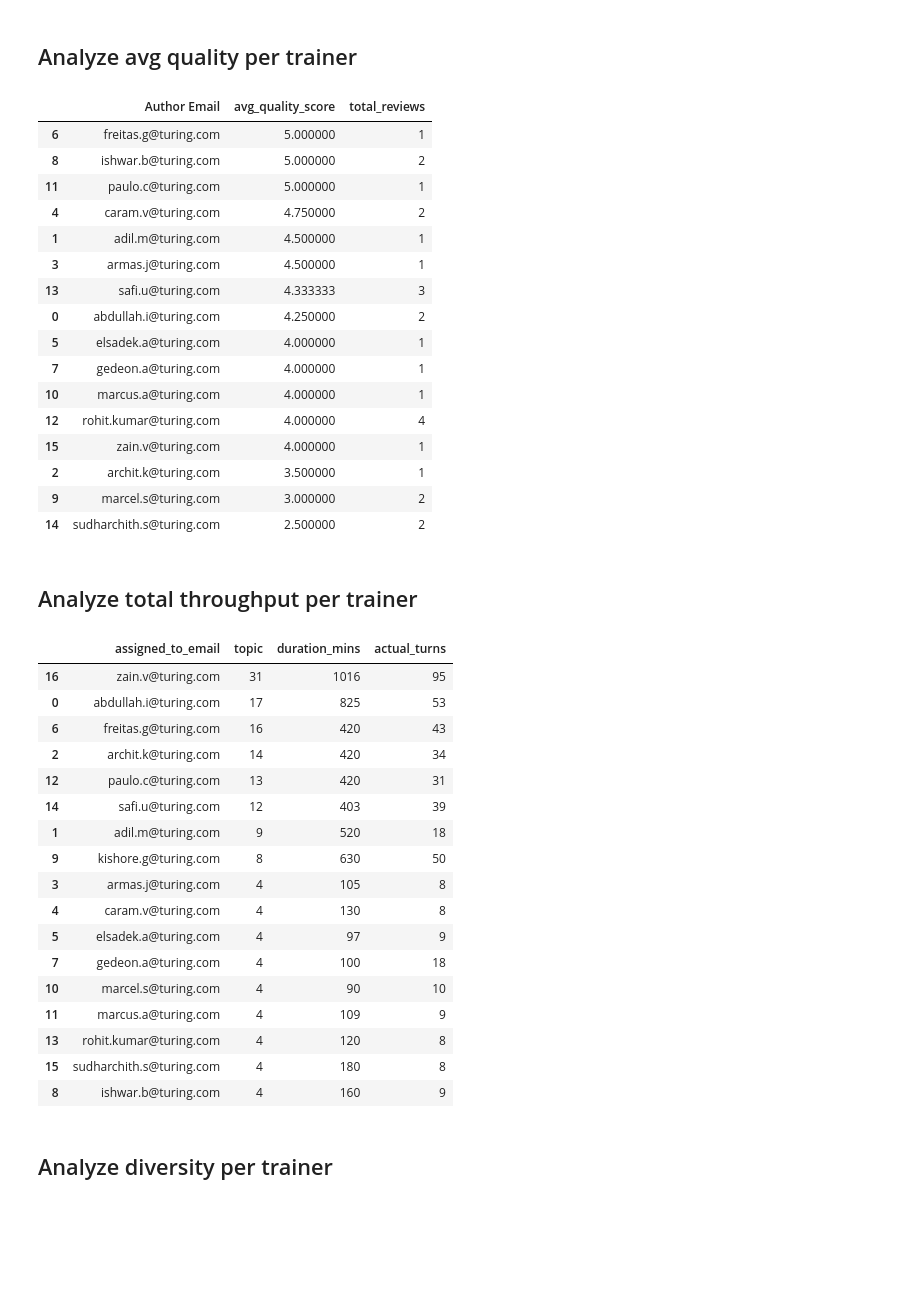
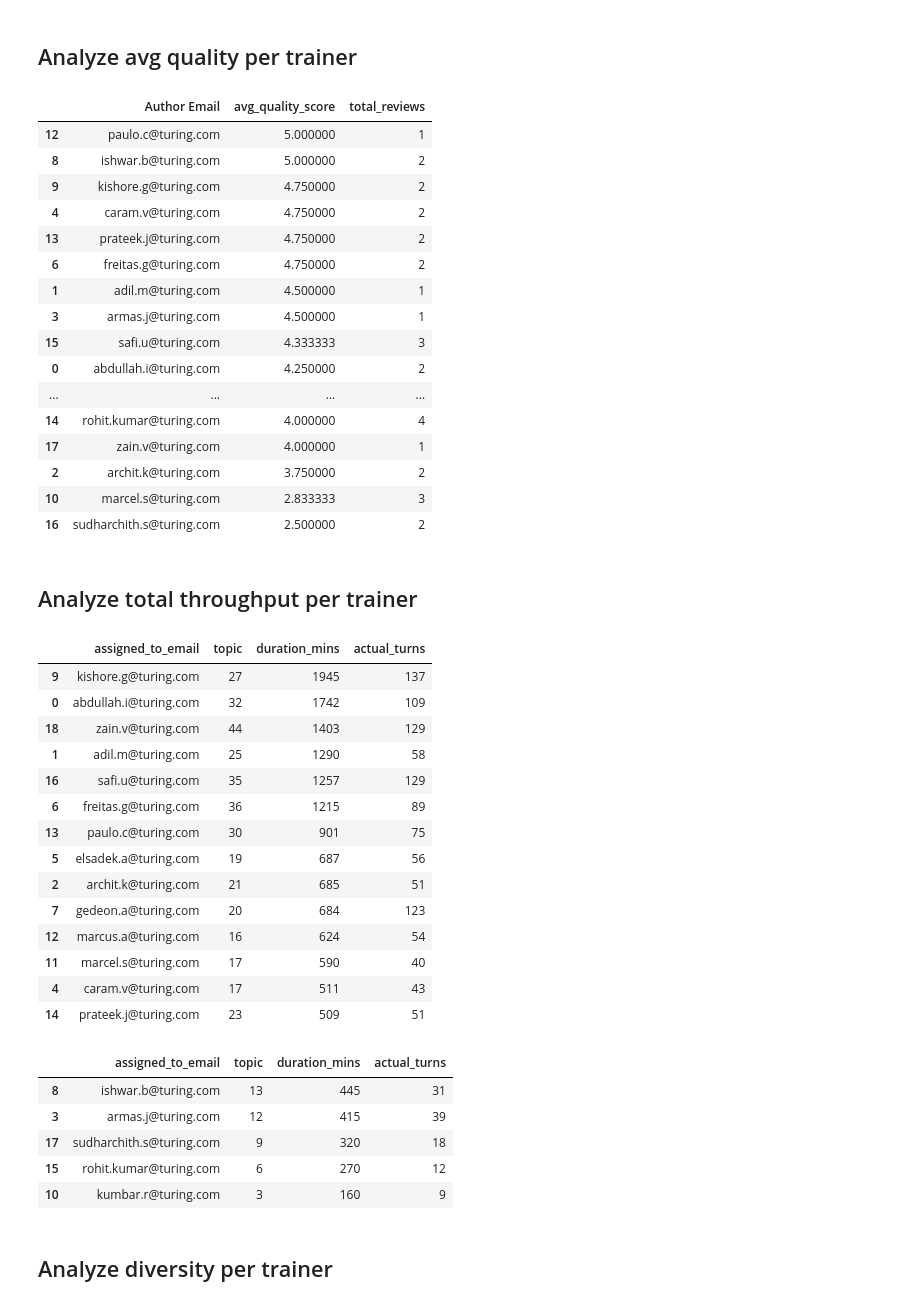
Before and after one commit to visalakshi-turing/character_tasks, a Jupyter notebook: delivery_analytics.ipynb, the cells around one changed output. Cells and saved outputs as stored; diff of their text form; code cells hidden in the pictures; blank space fills up the shorter version.

```diff
--- a/delivery_analytics.ipynb
+++ b/delivery_analytics.ipynb
@@ -27,6 +27,11 @@ df = pd.concat(
             tracking_sheet_id,
             "Conversations_Batch_3"
         ),
+        download_sheet_as_df(
+            service_account_path,
+            tracking_sheet_id,
+            "Conversations_Batch_4"
+        ),
     ],
     ignore_index=True
 )
@@ -266,9 +229,12 @@ Download progress: 100%.
 from datetime import datetime
 
 def get_number_of_turns(messages):
+
+    initial_role = messages[0]["role"]
+
     count = 0
     for message in messages:
-        if message["role"] == "User":
+        if message["role"] == initial_role:
             count += 1
     return count
 
@@ -277,6 +243,8 @@ def standardize_date_format(date):
     """
     Given a date string, standardize the date format to YYYY/MM/DD.
     """
+    if date is None:
+        return ""
     try:
         # Parse the date string into a datetime object
         standardized_date = datetime.strptime(date, "%Y/%m/%d")
@@ -424,8 +372,8 @@ plt.show()
 # Process the duration_mins column to make into int
 
 def process_duration_mins(duration_mins):
-    if duration_mins == "":
-        return 0
+    if duration_mins == "" or duration_mins is None:
+        return 15
     elif isinstance(duration_mins, int):
         return duration_mins
     else:
@@ -526,47 +471,53 @@ trainer_avg_quality = trainer_avg_quality.sort_values("avg_quality_score", ascen
 trainer_avg_quality
 # %% [output]
 |  | Author Email | avg_quality_score | total_reviews |
-| 6 | freitas.g@turing.com | 5.000000 | 1 |
+| 12 | paulo.c@turing.com | 5.000000 | 1 |
 | 8 | ishwar.b@turing.com | 5.000000 | 2 |
-| 11 | paulo.c@turing.com | 5.000000 | 1 |
+| 9 | kishore.g@turing.com | 4.750000 | 2 |
 | 4 | caram.v@turing.com | 4.750000 | 2 |
+| 13 | prateek.j@turing.com | 4.750000 | 2 |
+| 6 | freitas.g@turing.com | 4.750000 | 2 |
 | 1 | adil.m@turing.com | 4.500000 | 1 |
 | 3 | armas.j@turing.com | 4.500000 | 1 |
-| 13 | safi.u@turing.com | 4.333333 | 3 |
+| 15 | safi.u@turing.com | 4.333333 | 3 |
 | 0 | abdullah.i@turing.com | 4.250000 | 2 |
-| 5 | elsadek.a@turing.com | 4.000000 | 1 |
-| 7 | gedeon.a@turing.com | 4.000000 | 1 |
-| 10 | marcus.a@turing.com | 4.000000 | 1 |
-| 12 | rohit.kumar@turing.com | 4.000000 | 4 |
-| 15 | zain.v@turing.com | 4.000000 | 1 |
-| 2 | archit.k@turing.com | 3.500000 | 1 |
-| 9 | marcel.s@turing.com | 3.000000 | 2 |
-| 14 | sudharchith.s@turing.com | 2.500000 | 2 |
+| ... | ... | ... | ... |
+| 14 | rohit.kumar@turing.com | 4.000000 | 4 |
+| 17 | zain.v@turing.com | 4.000000 | 1 |
+| 2 | archit.k@turing.com | 3.750000 | 2 |
+| 10 | marcel.s@turing.com | 2.833333 | 3 |
+| 16 | sudharchith.s@turing.com | 2.500000 | 2 |
 # %% [markdown]
 ## Analyze total throughput per trainer
 # %%
 # Count of tasks per trainer
 trainer_throughput = metadata_only_df[metadata_only_df["team"]=="Vetting"].groupby("assigned_to_email").agg({"topic": "count", "duration_mins":"sum", "actual_turns":"sum"}).reset_index()
 trainer_throughput = trainer_throughput.sort_values("topic", ascending=False)
-trainer_throughput
+trainer_throughput[trainer_throughput["duration_mins"]>=500].sort_values("duration_mins", ascending=False)
 # %% [output]
 |  | assigned_to_email | topic | duration_mins | actual_turns |
-| 16 | zain.v@turing.com | 31 | 1016 | 95 |
-| 0 | abdullah.i@turing.com | 17 | 825 | 53 |
-| 6 | freitas.g@turing.com | 16 | 420 | 43 |
-| 2 | archit.k@turing.com | 14 | 420 | 34 |
-| 12 | paulo.c@turing.com | 13 | 420 | 31 |
-| 14 | safi.u@turing.com | 12 | 403 | 39 |
-| 1 | adil.m@turing.com | 9 | 520 | 18 |
-| 9 | kishore.g@turing.com | 8 | 630 | 50 |
-| 3 | armas.j@turing.com | 4 | 105 | 8 |
-| 4 | caram.v@turing.com | 4 | 130 | 8 |
-| 5 | elsadek.a@turing.com | 4 | 97 | 9 |
-| 7 | gedeon.a@turing.com | 4 | 100 | 18 |
-| 10 | marcel.s@turing.com | 4 | 90 | 10 |
-| 11 | marcus.a@turing.com | 4 | 109 | 9 |
-| 13 | rohit.kumar@turing.com | 4 | 120 | 8 |
-| 15 | sudharchith.s@turing.com | 4 | 180 | 8 |
-| 8 | ishwar.b@turing.com | 4 | 160 | 9 |
+| 9 | kishore.g@turing.com | 27 | 1945 | 137 |
+| 0 | abdullah.i@turing.com | 32 | 1742 | 109 |
+| 18 | zain.v@turing.com | 44 | 1403 | 129 |
+| 1 | adil.m@turing.com | 25 | 1290 | 58 |
+| 16 | safi.u@turing.com | 35 | 1257 | 129 |
+| 6 | freitas.g@turing.com | 36 | 1215 | 89 |
+| 13 | paulo.c@turing.com | 30 | 901 | 75 |
+| 5 | elsadek.a@turing.com | 19 | 687 | 56 |
+| 2 | archit.k@turing.com | 21 | 685 | 51 |
+| 7 | gedeon.a@turing.com | 20 | 684 | 123 |
+| 12 | marcus.a@turing.com | 16 | 624 | 54 |
+| 11 | marcel.s@turing.com | 17 | 590 | 40 |
+| 4 | caram.v@turing.com | 17 | 511 | 43 |
+| 14 | prateek.j@turing.com | 23 | 509 | 51 |
+# %%
+trainer_throughput[trainer_throughput["duration_mins"]<500].sort_values("duration_mins", ascending=False)
+# %% [output]
+|  | assigned_to_email | topic | duration_mins | actual_turns |
+| 8 | ishwar.b@turing.com | 13 | 445 | 31 |
+| 3 | armas.j@turing.com | 12 | 415 | 39 |
+| 17 | sudharchith.s@turing.com | 9 | 320 | 18 |
+| 15 | rohit.kumar@turing.com | 6 | 270 | 12 |
+| 10 | kumbar.r@turing.com | 3 | 160 | 9 |
 # %% [markdown]
 ## Analyze diversity per trainer
```
Also changed, not shown: parts of 22 cells of this notebook, 2 other files.
